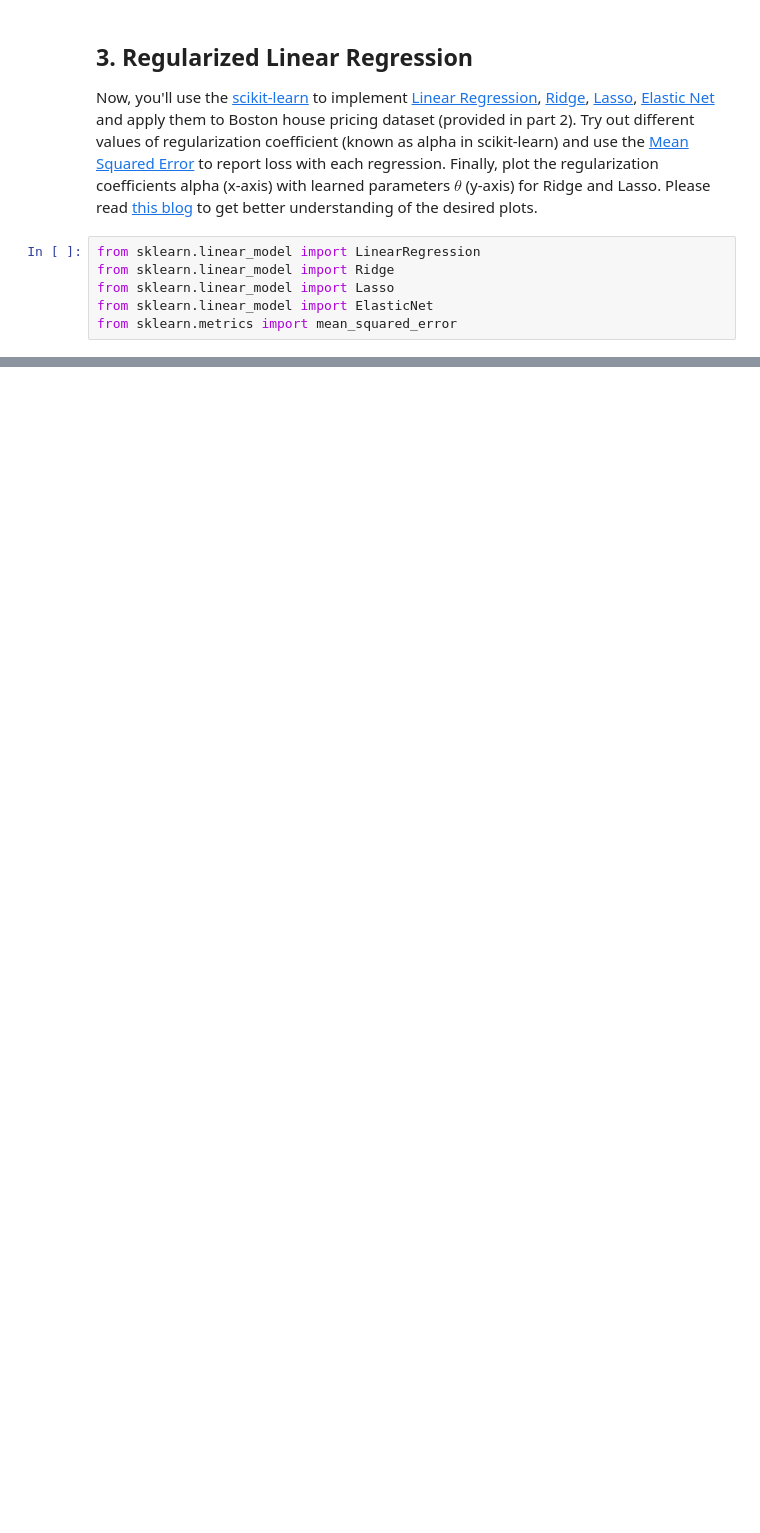
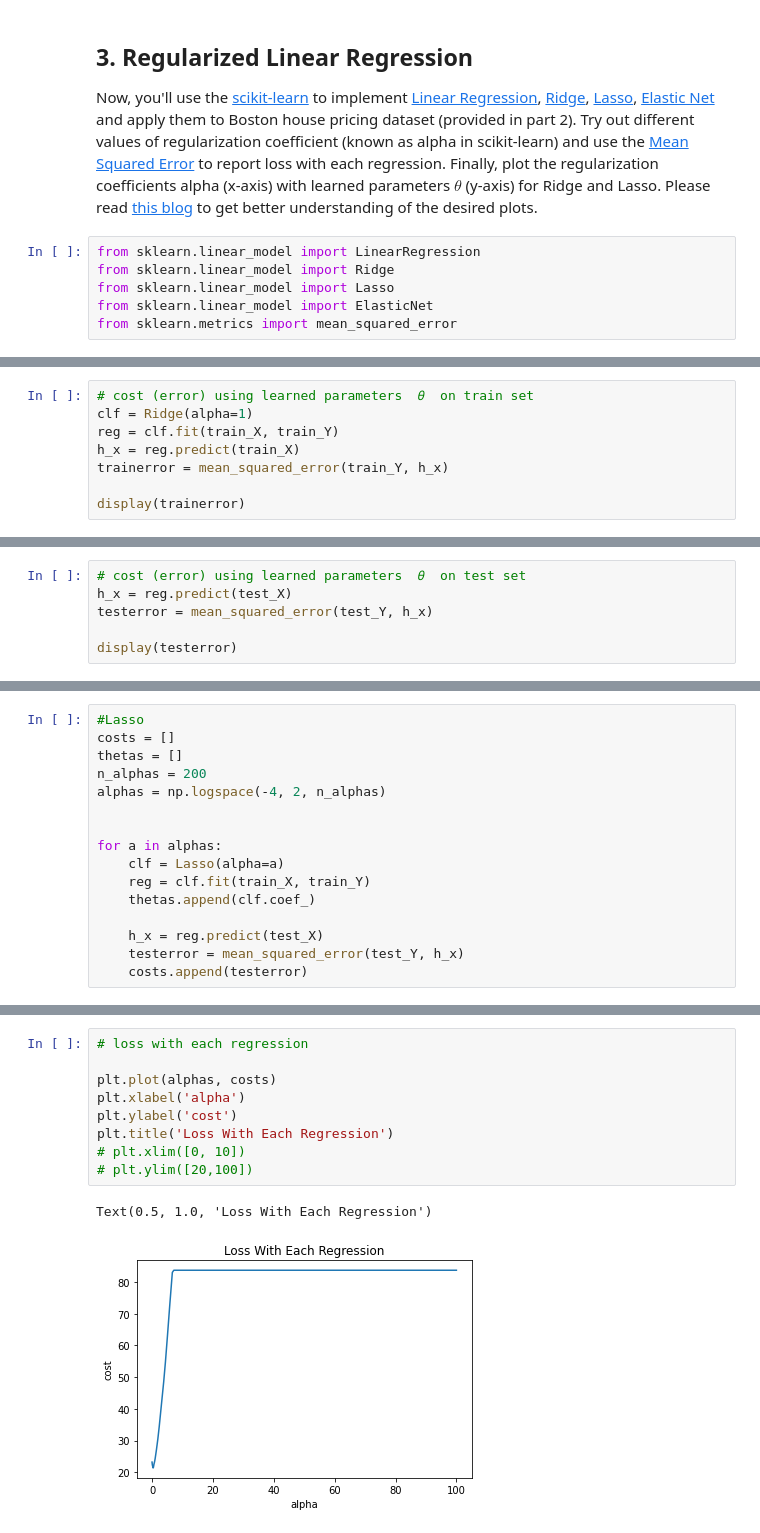
Before and after one commit to MuhammadMahad/Linear-Regression-and-Regularization-Implementation, a Jupyter notebook: 21100066.ipynb, the cells around one changed output, grey strips where cells are left out. Cells and saved outputs as stored; diff of their text form; blank space fills up the shorter version.

```diff
--- a/21100066.ipynb
+++ b/21100066.ipynb
@@ -482,0 +603,8 @@ from sklearn.metrics import mean_squared_error
+# %%
+# cost (error) using learned parameters  𝜃  on train set
+clf = Ridge(alpha=1)
+reg = clf.fit(train_X, train_Y)
+h_x = reg.predict(train_X)
+trainerror = mean_squared_error(train_Y, h_x)
+
+display(trainerror)
@@ -482,0 +613,6 @@ from sklearn.metrics import mean_squared_error
+# %%
+# cost (error) using learned parameters  𝜃  on test set
+h_x = reg.predict(test_X)
+testerror = mean_squared_error(test_Y, h_x)
+
+display(testerror)
@@ -482,0 +670,16 @@ from sklearn.metrics import mean_squared_error
+# %%
+#Lasso
+costs = []
+thetas = []
+n_alphas = 200
+alphas = np.logspace(-4, 2, n_alphas)
+
+
+for a in alphas:
+    clf = Lasso(alpha=a)
+    reg = clf.fit(train_X, train_Y)
+    thetas.append(clf.coef_)
+
+    h_x = reg.predict(test_X)
+    testerror = mean_squared_error(test_Y, h_x)
+    costs.append(testerror)
@@ -482,0 +704,12 @@ from sklearn.metrics import mean_squared_error
+# %%
+# loss with each regression
+
+plt.plot(alphas, costs)
+plt.xlabel('alpha')
+plt.ylabel('cost')
+plt.title('Loss With Each Regression')
+# plt.xlim([0, 10])
+# plt.ylim([20,100])
+# %% [output]
+Text(0.5, 1.0, 'Loss With Each Regression')
+[figure, added]
```
Also changed, not shown: parts of 28 cells of this notebook, 6 other files.
